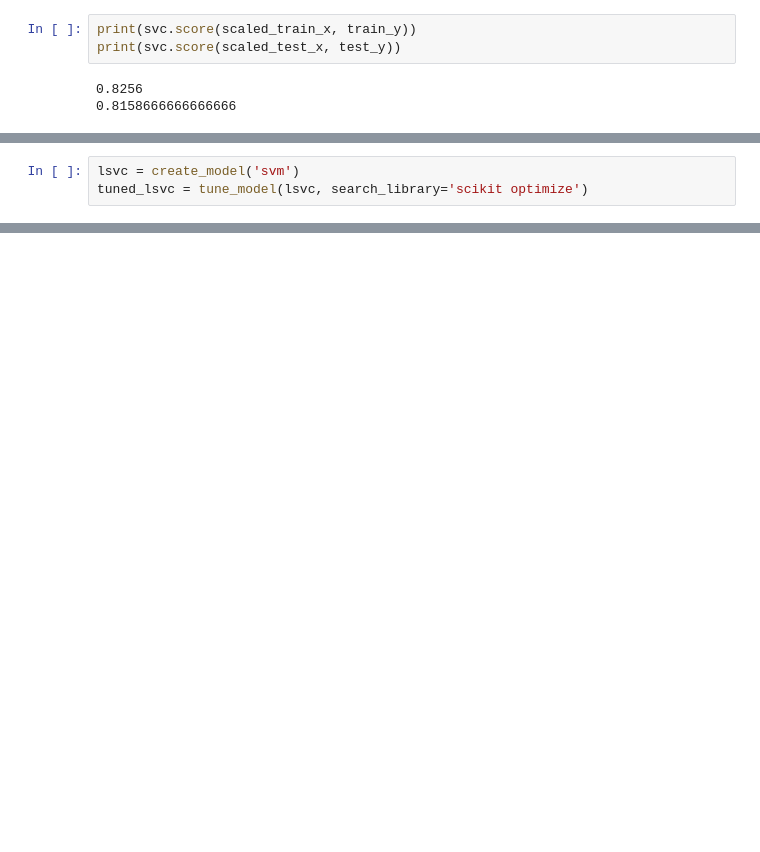
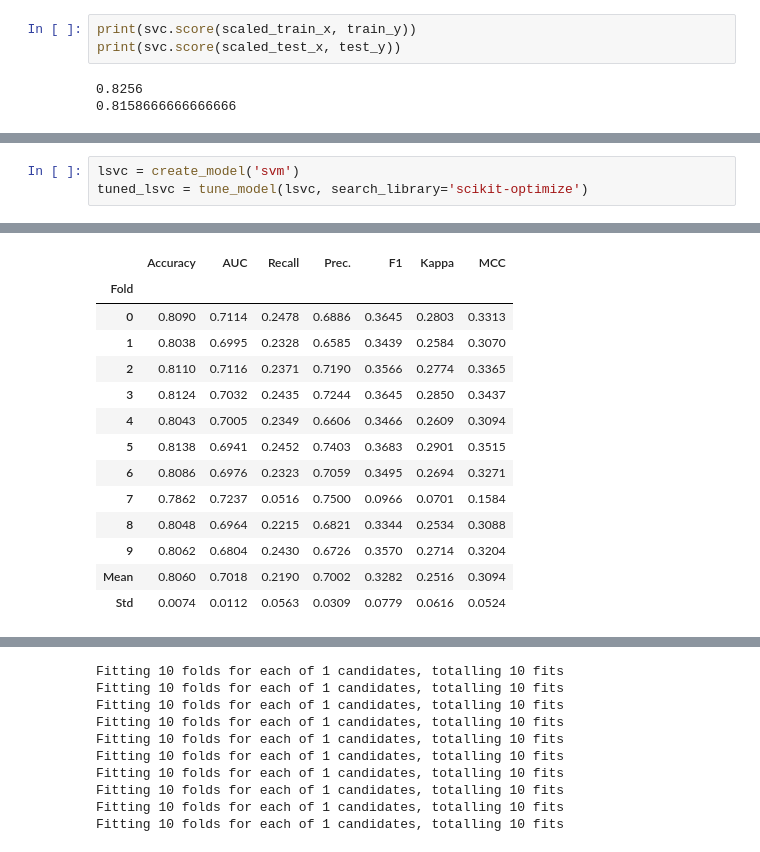
Before and after one commit to gathara66david/Support-Vector-Machine-SVM-Machine-Learning-Models, a Jupyter notebook: using svm in sklearn.ipynb, the cells around one changed output, grey strips where cells are left out. Cells and saved outputs as stored; diff of their text form; blank space fills up the shorter version.

```diff
--- a/using svm in sklearn.ipynb
+++ b/using svm in sklearn.ipynb
@@ -48,3 +108,4 @@ UniformDistribution(0, 50)})
 # %%
 lsvc = create_model('svm')
-tuned_lsvc = tune_model(lsvc, search_library='scikit optimize')
+tuned_lsvc = tune_model(lsvc, search_library='scikit-optimize')
+# %% [output]
@@ -50,0 +116,14 @@ tuned_lsvc = tune_model(lsvc, search_library='scikit optimize')
+|  | Accuracy | AUC | Recall | Prec. | F1 | Kappa | MCC |
+| Fold |  |  |  |  |  |  |  |
+| 0 | 0.8090 | 0.7114 | 0.2478 | 0.6886 | 0.3645 | 0.2803 | 0.3313 |
+| 1 | 0.8038 | 0.6995 | 0.2328 | 0.6585 | 0.3439 | 0.2584 | 0.3070 |
+| 2 | 0.8110 | 0.7116 | 0.2371 | 0.7190 | 0.3566 | 0.2774 | 0.3365 |
+| 3 | 0.8124 | 0.7032 | 0.2435 | 0.7244 | 0.3645 | 0.2850 | 0.3437 |
+| 4 | 0.8043 | 0.7005 | 0.2349 | 0.6606 | 0.3466 | 0.2609 | 0.3094 |
+| 5 | 0.8138 | 0.6941 | 0.2452 | 0.7403 | 0.3683 | 0.2901 | 0.3515 |
+| 6 | 0.8086 | 0.6976 | 0.2323 | 0.7059 | 0.3495 | 0.2694 | 0.3271 |
+| 7 | 0.7862 | 0.7237 | 0.0516 | 0.7500 | 0.0966 | 0.0701 | 0.1584 |
+| 8 | 0.8048 | 0.6964 | 0.2215 | 0.6821 | 0.3344 | 0.2534 | 0.3088 |
+| 9 | 0.8062 | 0.6804 | 0.2430 | 0.6726 | 0.3570 | 0.2714 | 0.3204 |
+| Mean | 0.8060 | 0.7018 | 0.2190 | 0.7002 | 0.3282 | 0.2516 | 0.3094 |
+| Std | 0.0074 | 0.0112 | 0.0563 | 0.0309 | 0.0779 | 0.0616 | 0.0524 |
@@ -50,0 +131,10 @@ tuned_lsvc = tune_model(lsvc, search_library='scikit optimize')
+Fitting 10 folds for each of 1 candidates, totalling 10 fits
+Fitting 10 folds for each of 1 candidates, totalling 10 fits
+Fitting 10 folds for each of 1 candidates, totalling 10 fits
+Fitting 10 folds for each of 1 candidates, totalling 10 fits
+Fitting 10 folds for each of 1 candidates, totalling 10 fits
+Fitting 10 folds for each of 1 candidates, totalling 10 fits
+Fitting 10 folds for each of 1 candidates, totalling 10 fits
+Fitting 10 folds for each of 1 candidates, totalling 10 fits
+Fitting 10 folds for each of 1 candidates, totalling 10 fits
+Fitting 10 folds for each of 1 candidates, totalling 10 fits
```
Also changed, not shown: parts of 5 cells of this notebook, 1 other file.
